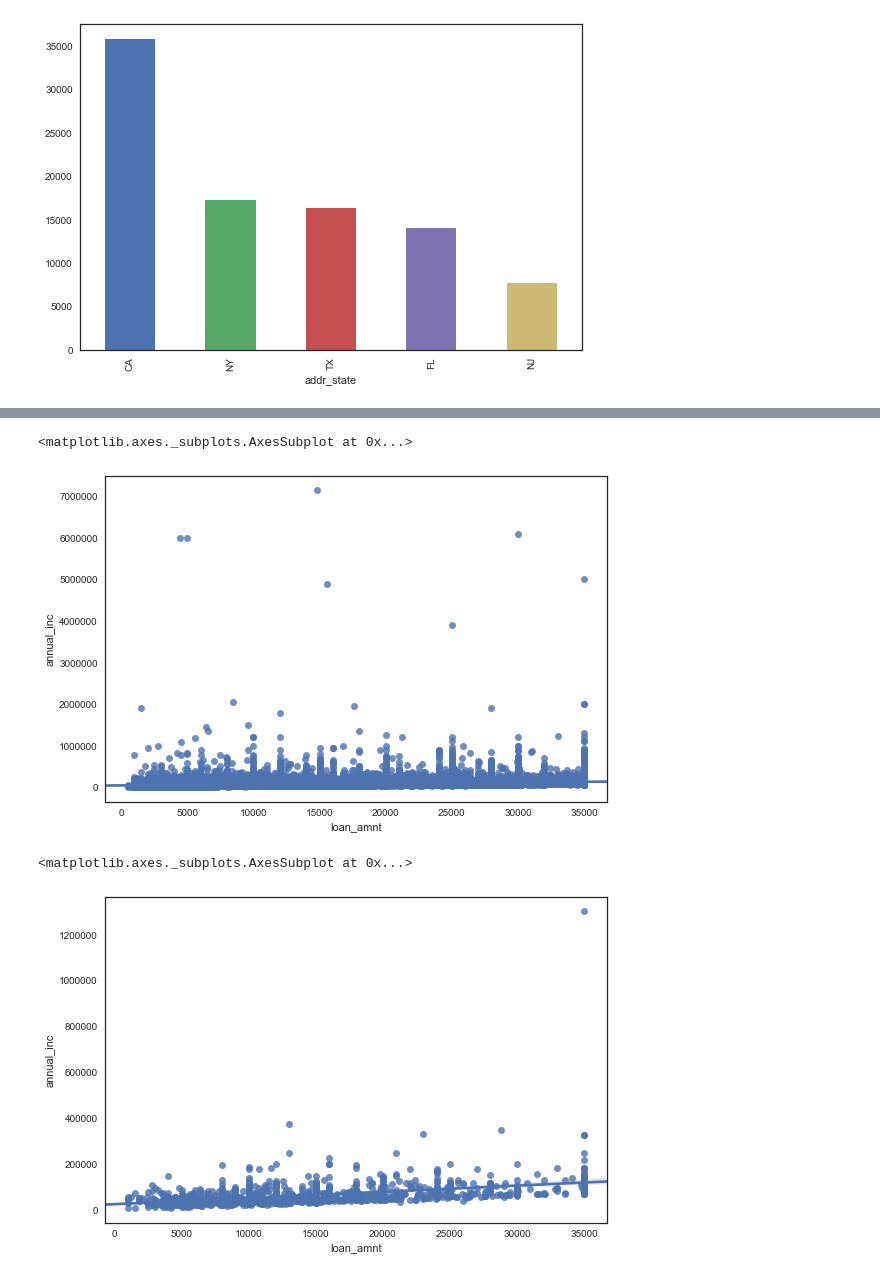
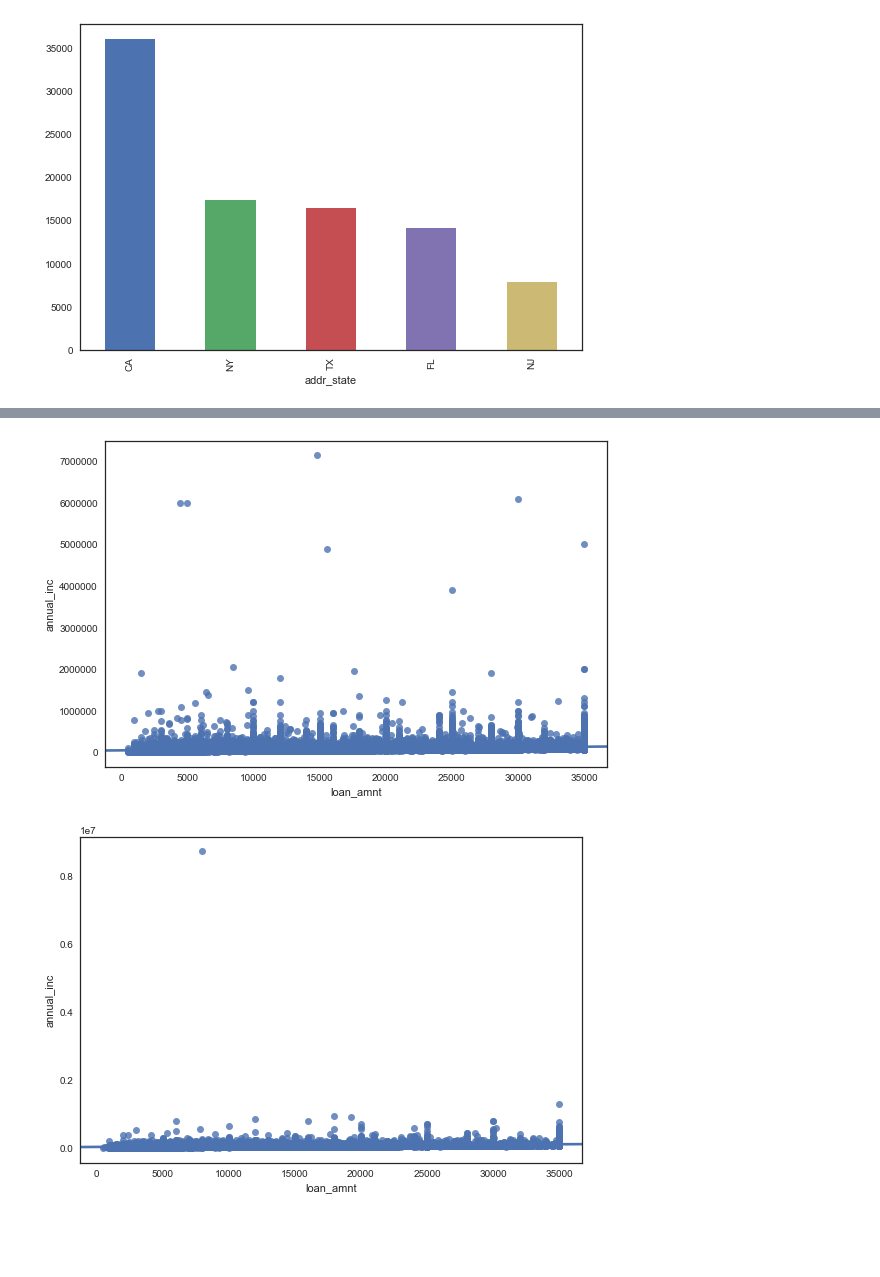
Before and after one commit to ramyatamehrotra/Springboard_DSCT, a Jupyter notebook: Capstone Project - I (Lending Club Loans).ipynb, the cells around one changed output, grey strips where cells are left out. Cells and saved outputs as stored; diff of their text form; code cells hidden in the pictures; blank space fills up the shorter version.

```diff
--- a/Capstone Project - I (Lending Club Loans).ipynb
+++ b/Capstone Project - I (Lending Club Loans).ipynb
@@ -291,11 +294,11 @@ plt.show()
 [figure]
 # %%
 #loans which are fully paid
-loans_data_fp = loans_data[loans_data['loan_status']=='Fully Paid']
+loans_data_fp = loans_data[loans_data['status_class']=='Fully Paid']
 
 #loans which defaulted
 
-loans_data_d = loans_data[loans_data['loan_status']=='Default']
+loans_data_d = loans_data[loans_data['status_class']=='Default']
 # %%
 # I use -= in the beginning to ensure that the matplotlibv line does not get printed
 _=loans_data_fp[['id','addr_state']].groupby(['addr_state'])['id'].count().nlargest(5).plot(kind='bar')
@@ -308,10 +311,8 @@ _=loans_data_d[['id','addr_state']].groupby(['addr_state'])['id'].count().nlarge
 # %%
-sns.regplot('loan_amnt','annual_inc', data = loans_data_fp)
+_=sns.regplot('loan_amnt','annual_inc', data = loans_data_fp)
 # %% [output]
-<matplotlib.axes._subplots.AxesSubplot at 0x...>
-[figure, old version]
+[figure, new version]
 # %%
-sns.regplot('loan_amnt','annual_inc', data = loans_data_d)
+_=sns.regplot('loan_amnt','annual_inc', data = loans_data_d)
 # %% [output]
-<matplotlib.axes._subplots.AxesSubplot at 0x...>
-[figure, old version]
+[figure, new version]
```
Also changed, not shown: parts of 15 cells of this notebook.
